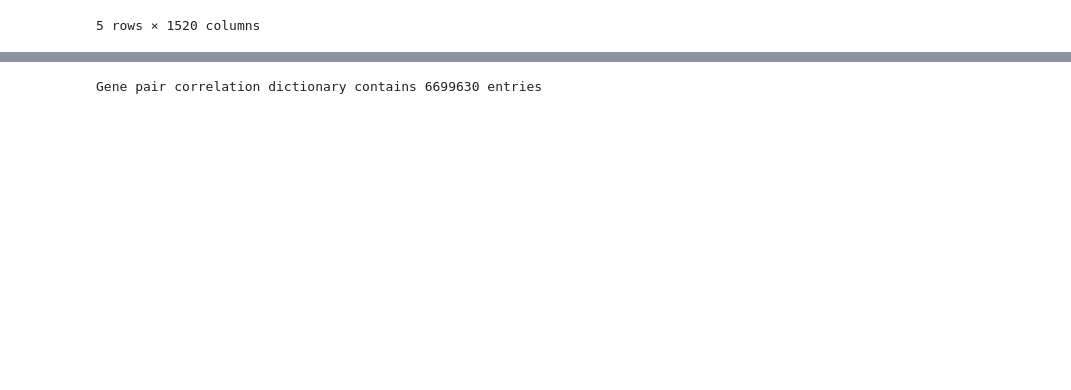
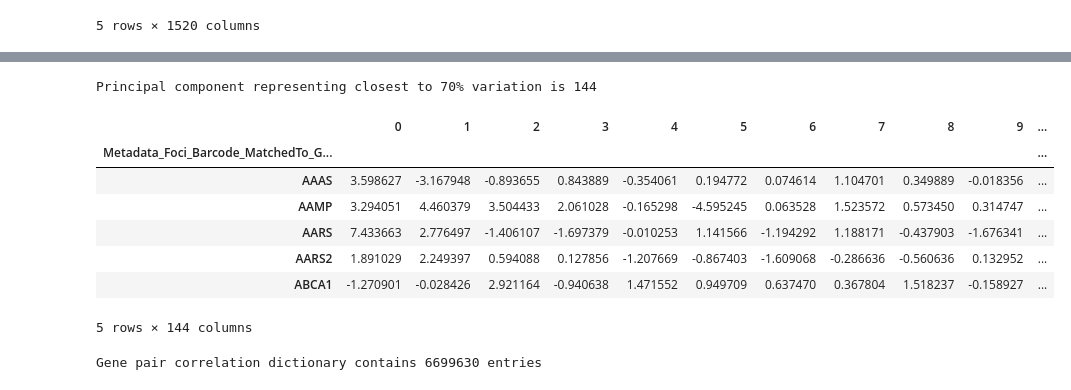
Before and after one commit to broadinstitute/2022_PERISCOPE, a Jupyter notebook: 2_A549_WGS_Summary/Figure_2.ipynb, the cells around one changed output, grey strips where cells are left out. Drawn from its saved outputs; the diff is of its cells as text; code cells hidden in the pictures; blank space fills up the shorter version.

```diff
--- a/2_A549_WGS_Summary/Figure_2.ipynb
+++ b/2_A549_WGS_Summary/Figure_2.ipynb
@@ -297,2 +310,30 @@ df_hits.head()
+# %%
+# Perform principal component analysis on hit list
+pca = PCA()
+pca.fit(df_hits)
+x = list(pca.explained_variance_ratio_)
+# Find principal component that represents 70% variation
+PCA_lookup = {}
+for i in range(len(x)):
+    distance = abs(.7-sum(x[:i+1]))
+    PCA_lookup[distance] = i
+component = PCA_lookup[min(PCA_lookup.keys())]+1
+print (f'Principal component representing closest to 70% variation is {component}')
+# %% [output]
+Principal component representing closest to 70% variation is 144
+# %%
+# Perform principal component analysis and select components representing 70% of variation in data
+pca = PCA(n_components=component)
+df_hits_pca = pd.DataFrame(pca.fit_transform(df_hits),index=df_hits.index)
+df_hits_pca.head()
+# %% [output]
+|  | 0 | 1 | 2 | 3 | 4 | 5 | 6 | 7 | 8 | 9 | ... |
+| Metadata_Foci_Barcode_MatchedTo_G... |  |  |  |  |  |  |  |  |  |  | ... |
+| AAAS | 3.598627 | -3.167948 | -0.893655 | 0.843889 | -0.354061 | 0.194772 | 0.074614 | 1.104701 | 0.349889 | -0.018356 | ... |
+| AAMP | 3.294051 | 4.460379 | 3.504433 | 2.061028 | -0.165298 | -4.595245 | 0.063528 | 1.523572 | 0.573450 | 0.314747 | ... |
+| AARS | 7.433663 | 2.776497 | -1.406107 | -1.697379 | -0.010253 | 1.141566 | -1.194292 | 1.188171 | -0.437903 | -1.676341 | ... |
+| AARS2 | 1.891029 | 2.249397 | 0.594088 | 0.127856 | -1.207669 | -0.867403 | -1.609068 | -0.286636 | -0.560636 | 0.132952 | ... |
+| ABCA1 | -1.270901 | -0.028426 | 2.921164 | -0.940638 | 1.471552 | 0.949709 | 0.637470 | 0.367804 | 1.518237 | -0.158927 | ... |
+5 rows × 144 columns
 # %%
 # Calculate correlation between all gene pairs and create a dictionary of gene pairs/correlation
```
Also changed, not shown: parts of 14 cells of this notebook, 3 other files.
